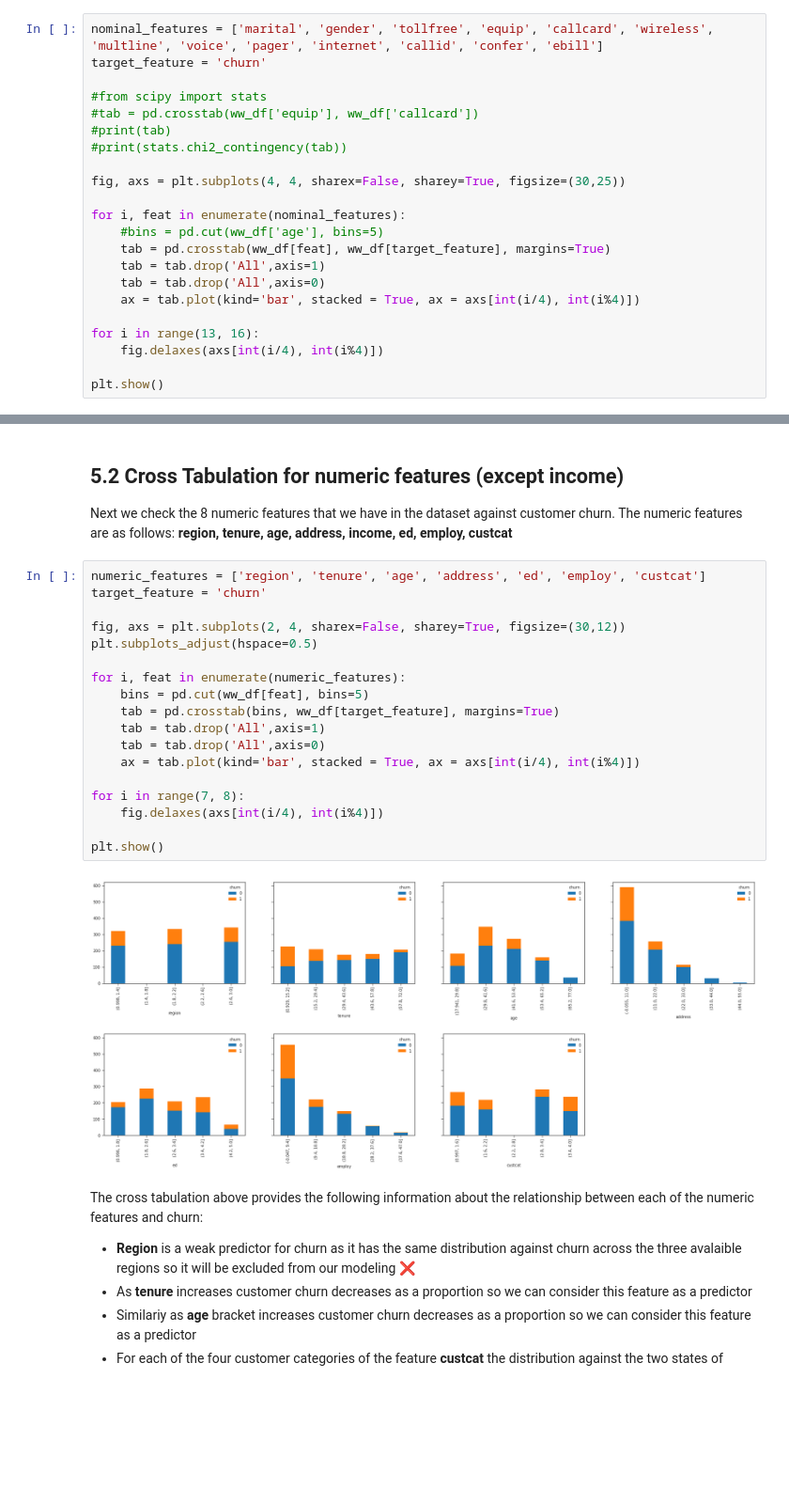
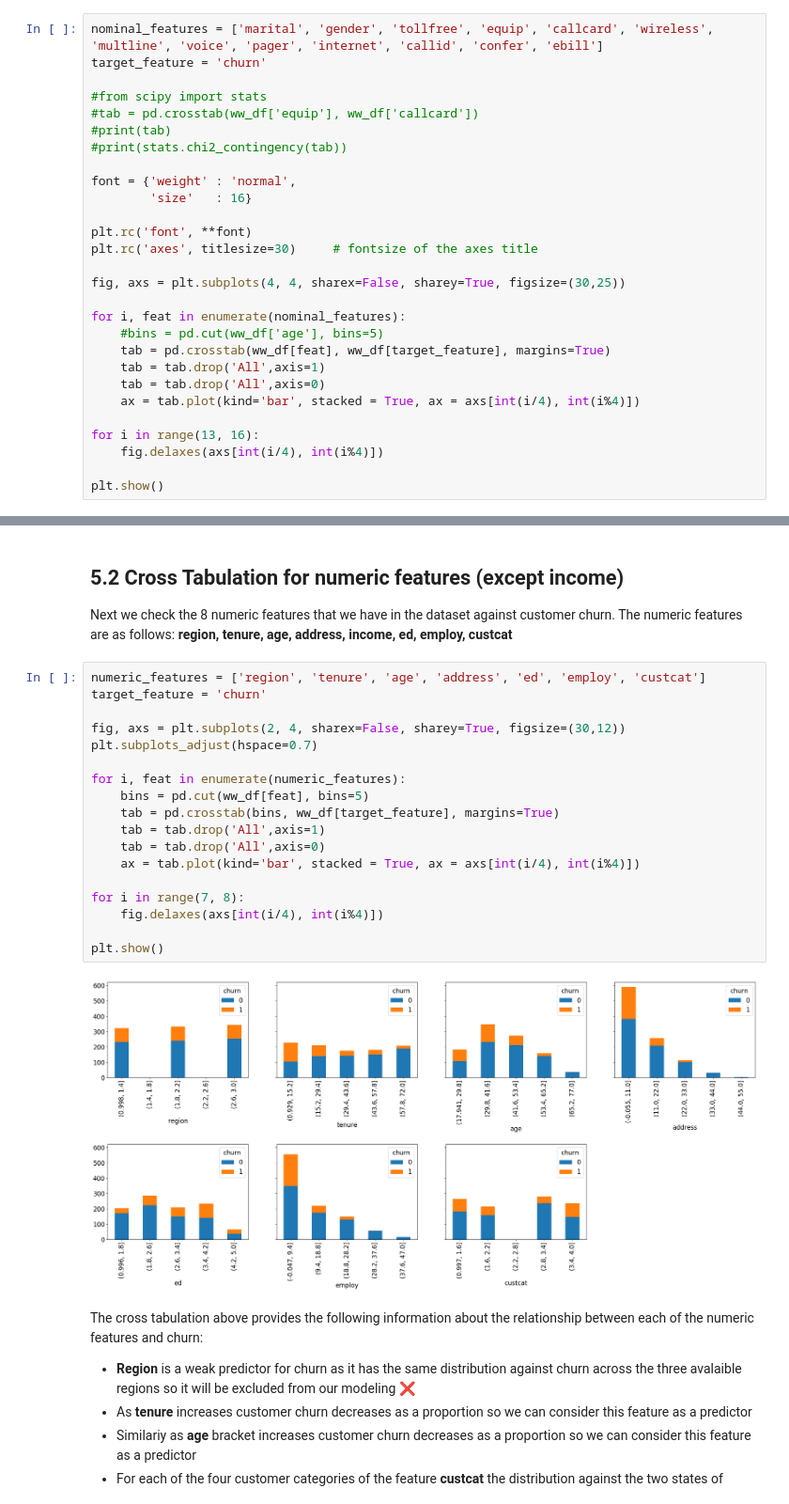
Before and after one commit to walidsi/data-science-bootcamp, a Jupyter notebook: Watson Wireless case.ipynb, the cells around one changed output, grey strips where cells are left out. Shown at 94% size. Cells and saved outputs as stored; diff of their text form; blank space fills up the shorter version.

```diff
--- a/Watson Wireless case.ipynb
+++ b/Watson Wireless case.ipynb
@@ -158,6 +161,12 @@ target_feature = 'churn'
 #tab = pd.crosstab(ww_df['equip'], ww_df['callcard'])
 #print(tab)
 #print(stats.chi2_contingency(tab))
+
+font = {'weight' : 'normal',
+        'size'   : 16}
+
+plt.rc('font', **font)
+plt.rc('axes', titlesize=30)     # fontsize of the axes title
 
 fig, axs = plt.subplots(4, 4, sharex=False, sharey=True, figsize=(30,25))
 
@@ -189,23 +198,23 @@ Next we check the 8 numeric features that we have in the dataset against custome
 # %%
 numeric_features = ['region', 'tenure', 'age', 'address', 'ed', 'employ', 'custcat']
 target_feature = 'churn'
 
 fig, axs = plt.subplots(2, 4, sharex=False, sharey=True, figsize=(30,12))
-plt.subplots_adjust(hspace=0.5)
+plt.subplots_adjust(hspace=0.7)
 
 for i, feat in enumerate(numeric_features):
     bins = pd.cut(ww_df[feat], bins=5)
     tab = pd.crosstab(bins, ww_df[target_feature], margins=True)
     tab = tab.drop('All',axis=1)
     tab = tab.drop('All',axis=0)
     ax = tab.plot(kind='bar', stacked = True, ax = axs[int(i/4), int(i%4)])
 
 for i in range(7, 8):
     fig.delaxes(axs[int(i/4), int(i%4)])
 
 plt.show()
 # %% [output]
-[figure, old version]
+[figure, new version]
 # %% [markdown]
 The cross tabulation above provides the following information about the relationship between each of the numeric features and churn:
 <ul>
```
Also changed, not shown: parts of 7 cells of this notebook.
